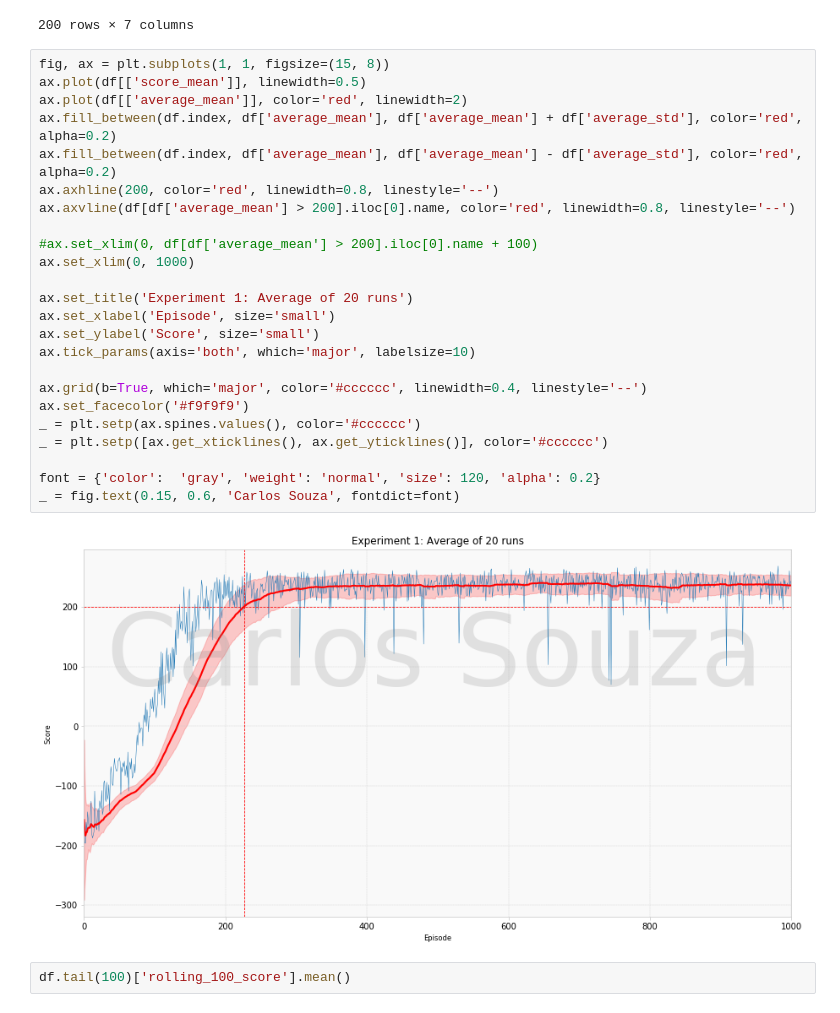
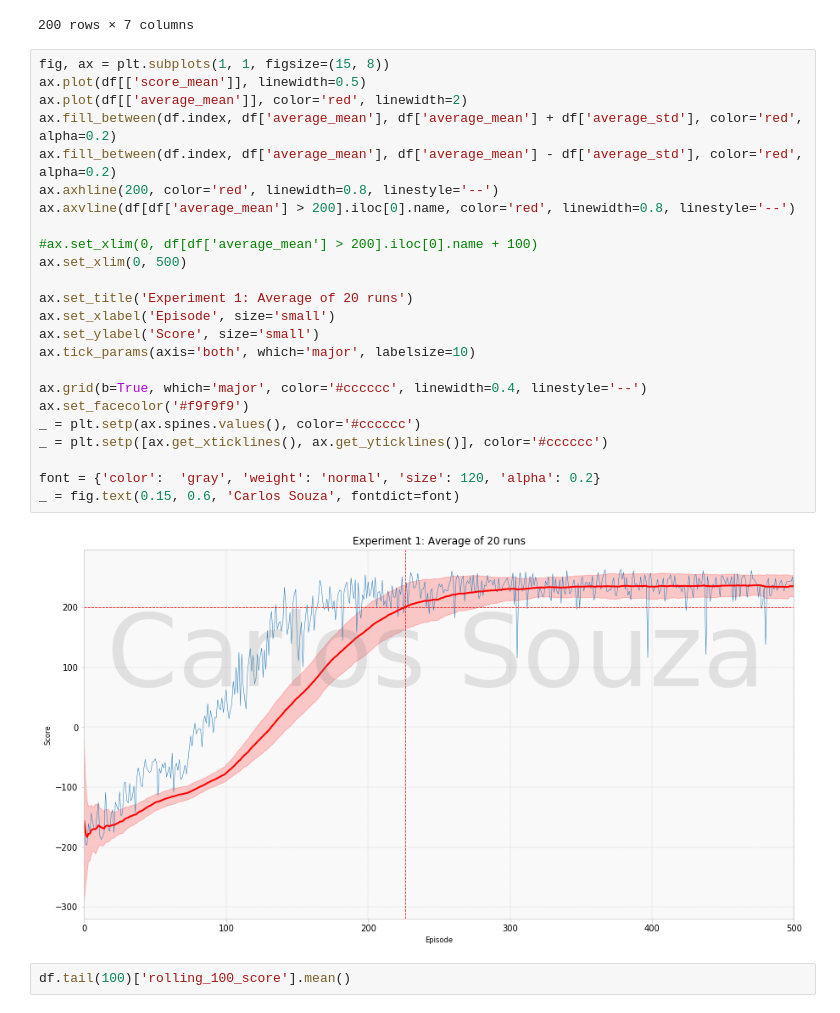
Before and after one commit to ucals/RLDM, a Jupyter notebook: project_2/combining_experiment_results.ipynb, the cells around one changed output. Drawn from its saved outputs; the diff is of its cells as text.

```diff
--- a/project_2/combining_experiment_results.ipynb
+++ b/project_2/combining_experiment_results.ipynb
@@ -82,29 +82,29 @@ df.head(200)
 # %%
 fig, ax = plt.subplots(1, 1, figsize=(15, 8))
 ax.plot(df[['score_mean']], linewidth=0.5)
 ax.plot(df[['average_mean']], color='red', linewidth=2)
 ax.fill_between(df.index, df['average_mean'], df['average_mean'] + df['average_std'], color='red', alpha=0.2)
 ax.fill_between(df.index, df['average_mean'], df['average_mean'] - df['average_std'], color='red', alpha=0.2)
 ax.axhline(200, color='red', linewidth=0.8, linestyle='--')
 ax.axvline(df[df['average_mean'] > 200].iloc[0].name, color='red', linewidth=0.8, linestyle='--')
 
 #ax.set_xlim(0, df[df['average_mean'] > 200].iloc[0].name + 100)
-ax.set_xlim(0, 1000)
+ax.set_xlim(0, 500)
 
 ax.set_title('Experiment 1: Average of 20 runs')
 ax.set_xlabel('Episode', size='small')
 ax.set_ylabel('Score', size='small')
 ax.tick_params(axis='both', which='major', labelsize=10)
 
 ax.grid(b=True, which='major', color='#cccccc', linewidth=0.4, linestyle='--')
 ax.set_facecolor('#f9f9f9')
 _ = plt.setp(ax.spines.values(), color='#cccccc')
 _ = plt.setp([ax.get_xticklines(), ax.get_yticklines()], color='#cccccc')
 
 font = {'color':  'gray', 'weight': 'normal', 'size': 120, 'alpha': 0.2}
 _ = fig.text(0.15, 0.6, 'Carlos Souza', fontdict=font)
 # %% [output]
-[figure, old version]
+[figure, new version]
 # %%
 df.tail(100)['rolling_100_score'].mean()
 # %% [output]
```
Also changed, not shown: 25 other files.
